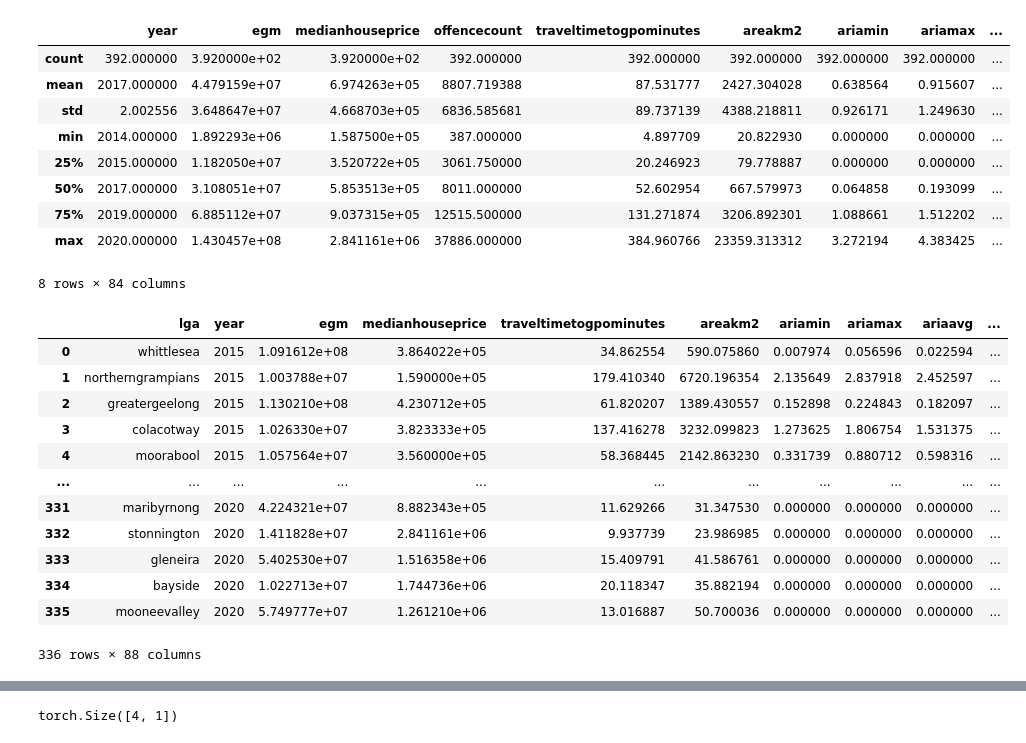
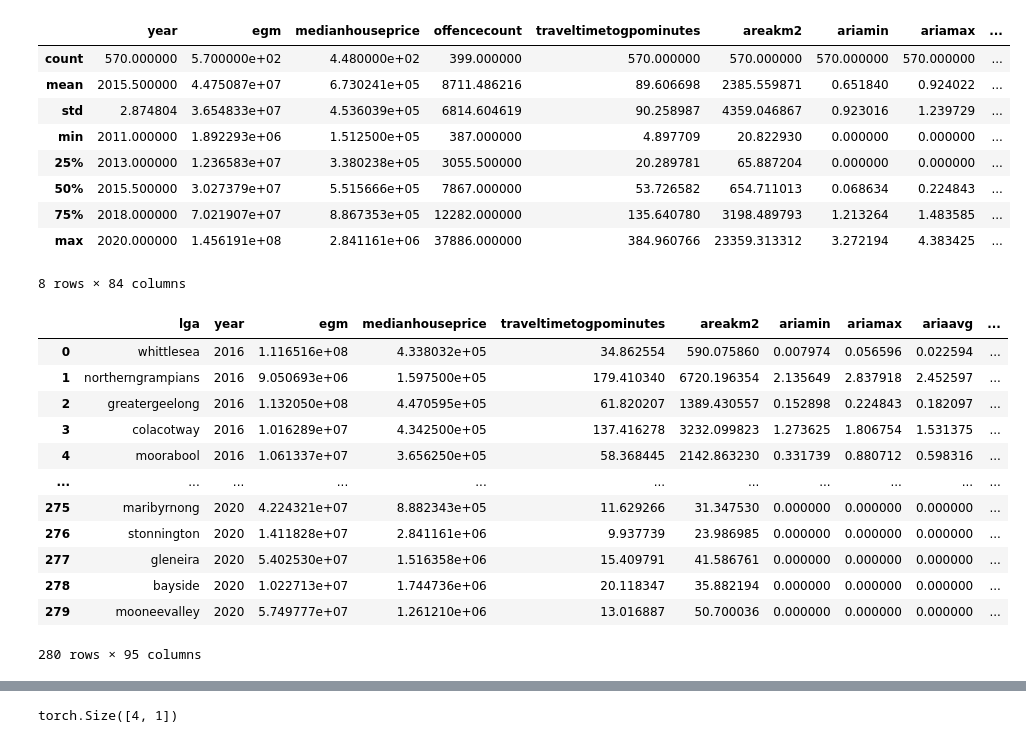
Before and after one commit to khangluong2004/COMP20008_Assignment2, a Jupyter notebook: terry/nn.ipynb, the cells around one changed output, grey strips where cells are left out. Saved outputs shown, nothing was run; the diff lists cells and outputs as text; code cells hidden in the pictures.

```diff
--- a/terry/nn.ipynb
+++ b/terry/nn.ipynb
@@ -11,33 +11,33 @@ import matplotlib.pyplot as plt
 import sklearn
 import torch.utils.data as data_utils
 # %%
-data = pd.read_csv('./final.csv', index_col=0)
+data = pd.read_csv('./final_outer.csv', index_col=0)
 data['crime'] = data['Rate per 100,000 population']
 data = data.drop(columns=['Rate per 100,000 population'])
 
 def normalize(col):
     col = ''.join(col.split())
     col = ''.join(e for e in col if e.isalnum())
     out: str = col.replace(',','_').lower()
     if out[0].isdigit():
         out = '_' + out
     return out
 
 data.rename(columns=normalize, inplace=True)
 data.describe()
 # %% [output]
 |  | year | egm | medianhouseprice | offencecount | traveltimetogpominutes | areakm2 | ariamin | ariamax | ... |
-| count | 392.000000 | 3.920000e+02 | 3.920000e+02 | 392.000000 | 392.000000 | 392.000000 | 392.000000 | 392.000000 | ... |
-| mean | 2017.000000 | 4.479159e+07 | 6.974263e+05 | 8807.719388 | 87.531777 | 2427.304028 | 0.638564 | 0.915607 | ... |
-| std | 2.002556 | 3.648647e+07 | 4.668703e+05 | 6836.585681 | 89.737139 | 4388.218811 | 0.926171 | 1.249630 | ... |
-| min | 2014.000000 | 1.892293e+06 | 1.587500e+05 | 387.000000 | 4.897709 | 20.822930 | 0.000000 | 0.000000 | ... |
-| 25% | 2015.000000 | 1.182050e+07 | 3.520722e+05 | 3061.750000 | 20.246923 | 79.778887 | 0.000000 | 0.000000 | ... |
-| 50% | 2017.000000 | 3.108051e+07 | 5.853513e+05 | 8011.000000 | 52.602954 | 667.579973 | 0.064858 | 0.193099 | ... |
-| 75% | 2019.000000 | 6.885112e+07 | 9.037315e+05 | 12515.500000 | 131.271874 | 3206.892301 | 1.088661 | 1.512202 | ... |
-| max | 2020.000000 | 1.430457e+08 | 2.841161e+06 | 37886.000000 | 384.960766 | 23359.313312 | 3.272194 | 4.383425 | ... |
+| count | 570.000000 | 5.700000e+02 | 4.480000e+02 | 399.000000 | 570.000000 | 570.000000 | 570.000000 | 570.000000 | ... |
+| mean | 2015.500000 | 4.475087e+07 | 6.730241e+05 | 8711.486216 | 89.606698 | 2385.559871 | 0.651840 | 0.924022 | ... |
+| std | 2.874804 | 3.654833e+07 | 4.536039e+05 | 6814.604619 | 90.258987 | 4359.046867 | 0.923016 | 1.239729 | ... |
+| min | 2011.000000 | 1.892293e+06 | 1.512500e+05 | 387.000000 | 4.897709 | 20.822930 | 0.000000 | 0.000000 | ... |
+| 25% | 2013.000000 | 1.236583e+07 | 3.380238e+05 | 3055.500000 | 20.289781 | 65.887204 | 0.000000 | 0.000000 | ... |
+| 50% | 2015.500000 | 3.027379e+07 | 5.515666e+05 | 7867.000000 | 53.726582 | 654.711013 | 0.068634 | 0.224843 | ... |
+| 75% | 2018.000000 | 7.021907e+07 | 8.867353e+05 | 12282.000000 | 135.640780 | 3198.489793 | 1.213264 | 1.483585 | ... |
+| max | 2020.000000 | 1.456191e+08 | 2.841161e+06 | 37886.000000 | 384.960766 | 23359.313312 | 3.272194 | 4.383425 | ... |
 8 rows × 84 columns
 # %%
-actual = data[data['year'].isin(list(range(2015, 2021)))]
+actual = data[data['year'].isin(list(range(2016, 2021)))]
 actual = actual.copy()
 
 # insert last year
@@ -45,9 +45,22 @@ for i, row in actual.iterrows():
     last = data[(data['year'] == row['year']-1) & (data['lga'] == row['lga'])].copy()
     distance = np.sqrt(row['locationx'] ** 2 + row['locationy'] ** 2)
     actual.loc[i, 'distance'] = distance
+    last_2 = data[(data['year'] == row['year']-2) & (data['lga'] == row['lga'])].copy()
+    last_3 = data[(data['year'] == row['year']-3) & (data['lga'] == row['lga'])].copy()
+    last_4 = data[(data['year'] == row['year']-4) & (data['lga'] == row['lga'])].copy()
+    last_5 = data[(data['year'] == row['year']-5) & (data['lga'] == row['lga'])].copy()
     actual.loc[i, 'last_crime'] = last['crime'].values[0]
+    actual.loc[i, 'last2_crime'] = last_2['crime'].values[0]
     actual.loc[i, 'last_house'] = last['medianhouseprice'].values[0]
+    actual.loc[i, 'last2_house'] = last_2['medianhouseprice'].values[0]
+    actual.loc[i, 'last3_house'] = last_3['medianhouseprice'].values[0]
     actual.loc[i, 'last_egm'] = last['egm'].values[0]
+    actual.loc[i, 'last2_egm'] = last_2['egm'].values[0]
+    actual.loc[i, 'last3_egm'] = last_3['egm'].values[0]
+    actual.loc[i, 'last4_egm'] = last_4['egm'].values[0]
+    actual.loc[i, 'last5_egm'] = last_5['egm'].values[0]
+
+actual = actual.dropna(axis=0)
 
 actual = actual.reset_index(drop=True)
 actual = actual.drop(columns=['offencecount'], axis=1)
@@ -56,18 +69,18 @@ actual.insert(actual.shape[1], "crime", cr)
 actual
 # %% [output]
 |  | lga | year | egm | medianhouseprice | traveltimetogpominutes | areakm2 | ariamin | ariamax | ariaavg | ... |
-| 0 | whittlesea | 2015 | 1.091612e+08 | 3.864022e+05 | 34.862554 | 590.075860 | 0.007974 | 0.056596 | 0.022594 | ... |
-| 1 | northerngrampians | 2015 | 1.003788e+07 | 1.590000e+05 | 179.410340 | 6720.196354 | 2.135649 | 2.837918 | 2.452597 | ... |
-| 2 | greatergeelong | 2015 | 1.130210e+08 | 4.230712e+05 | 61.820207 | 1389.430557 | 0.152898 | 0.224843 | 0.182097 | ... |
-| 3 | colacotway | 2015 | 1.026330e+07 | 3.823333e+05 | 137.416278 | 3232.099823 | 1.273625 | 1.806754 | 1.531375 | ... |
-| 4 | moorabool | 2015 | 1.057564e+07 | 3.560000e+05 | 58.368445 | 2142.863230 | 0.331739 | 0.880712 | 0.598316 | ... |
+| 0 | whittlesea | 2016 | 1.116516e+08 | 4.338032e+05 | 34.862554 | 590.075860 | 0.007974 | 0.056596 | 0.022594 | ... |
+| 1 | northerngrampians | 2016 | 9.050693e+06 | 1.597500e+05 | 179.410340 | 6720.196354 | 2.135649 | 2.837918 | 2.452597 | ... |
+| 2 | greatergeelong | 2016 | 1.132050e+08 | 4.470595e+05 | 61.820207 | 1389.430557 | 0.152898 | 0.224843 | 0.182097 | ... |
+| 3 | colacotway | 2016 | 1.016289e+07 | 4.342500e+05 | 137.416278 | 3232.099823 | 1.273625 | 1.806754 | 1.531375 | ... |
+| 4 | moorabool | 2016 | 1.061337e+07 | 3.656250e+05 | 58.368445 | 2142.863230 | 0.331739 | 0.880712 | 0.598316 | ... |
 | ... | ... | ... | ... | ... | ... | ... | ... | ... | ... | ... |
-| 331 | maribyrnong | 2020 | 4.224321e+07 | 8.882343e+05 | 11.629266 | 31.347530 | 0.000000 | 0.000000 | 0.000000 | ... |
-| 332 | stonnington | 2020 | 1.411828e+07 | 2.841161e+06 | 9.937739 | 23.986985 | 0.000000 | 0.000000 | 0.000000 | ... |
-| 333 | gleneira | 2020 | 5.402530e+07 | 1.516358e+06 | 15.409791 | 41.586761 | 0.000000 | 0.000000 | 0.000000 | ... |
-| 334 | bayside | 2020 | 1.022713e+07 | 1.744736e+06 | 20.118347 | 35.882194 | 0.000000 | 0.000000 | 0.000000 | ... |
-| 335 | mooneevalley | 2020 | 5.749777e+07 | 1.261210e+06 | 13.016887 | 50.700036 | 0.000000 | 0.000000 | 0.000000 | ... |
+| 275 | maribyrnong | 2020 | 4.224321e+07 | 8.882343e+05 | 11.629266 | 31.347530 | 0.000000 | 0.000000 | 0.000000 | ... |
+| 276 | stonnington | 2020 | 1.411828e+07 | 2.841161e+06 | 9.937739 | 23.986985 | 0.000000 | 0.000000 | 0.000000 | ... |
+| 277 | gleneira | 2020 | 5.402530e+07 | 1.516358e+06 | 15.409791 | 41.586761 | 0.000000 | 0.000000 | 0.000000 | ... |
+| 278 | bayside | 2020 | 1.022713e+07 | 1.744736e+06 | 20.118347 | 35.882194 | 0.000000 | 0.000000 | 0.000000 | ... |
+| 279 | mooneevalley | 2020 | 5.749777e+07 | 1.261210e+06 | 13.016887 | 50.700036 | 0.000000 | 0.000000 | 0.000000 | ... |
-336 rows × 88 columns
+280 rows × 95 columns
 # %%
 # one hot encode
 from sklearn.preprocessing import OneHotEncoder, MinMaxScaler
```
Also changed, not shown: parts of 4 cells of this notebook, 3 other files.
